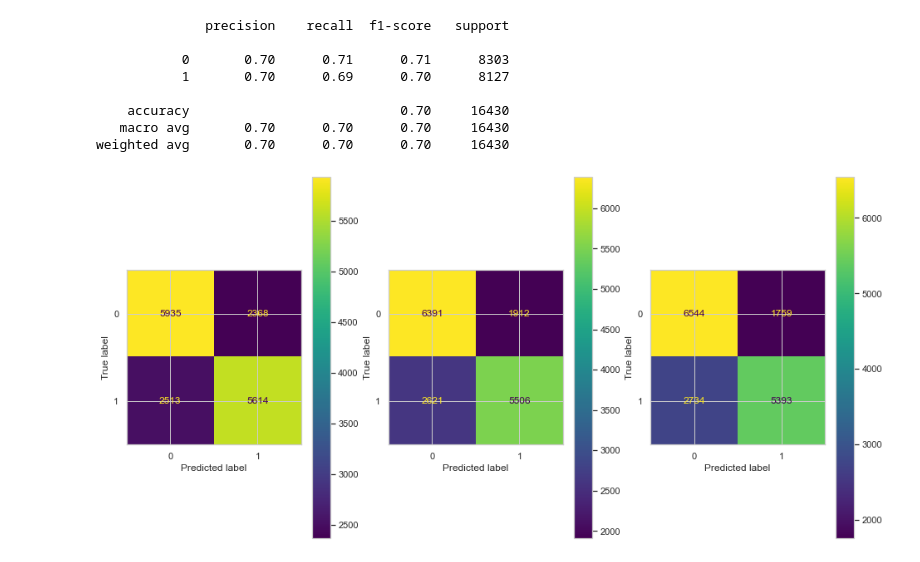
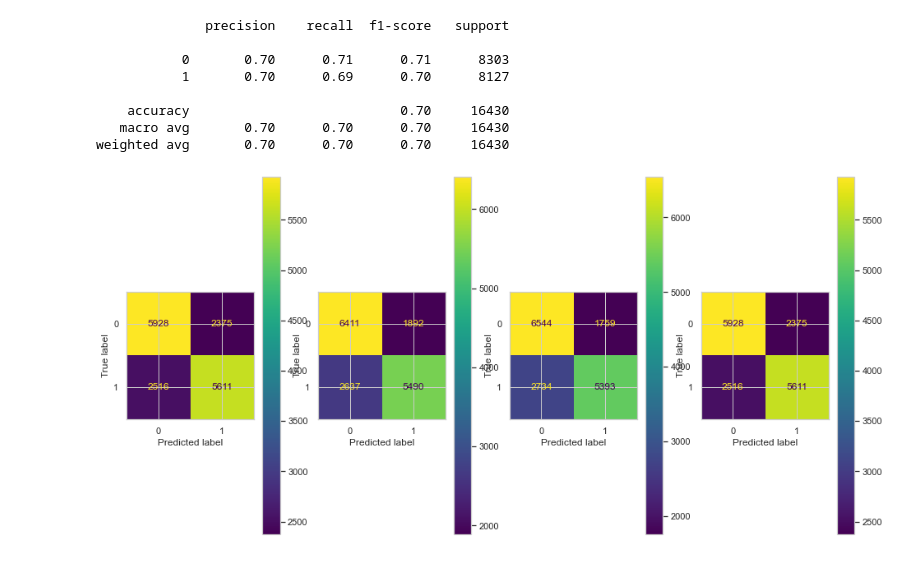
Before and after one commit to Lelelass/Machine-learning-Lassarade, a Jupyter notebook: labb_1/2-0-0.ipynb, the cells around one changed output. Cells and saved outputs as stored; diff of their text form; code cells hidden in the pictures.

```diff
--- a/labb_1/2-0-0.ipynb
+++ b/labb_1/2-0-0.ipynb
@@ -331,9 +331,8 @@ from sklearn.cluster import KMeans
 pipe_KNN = Pipeline([("scaler", StandardScaler()), ("knn", KNeighborsClassifier())])
 pipeline_logistic = Pipeline([("scaler", StandardScaler()), ("logistic", LogisticRegression(solver = "saga", penalty = "elasticnet", multi_class="ovr", max_iter = 10000))])
 pipe_SVM = Pipeline([("scaler", StandardScaler()), ("km", KMeans())])
-#pipe_RF = Pipeline([("scaler", StandardScaler()), ("rf", RandomForestClassifier())])
 
-param_grid_KNN = {"knn__n_neighbors" : list(range(1,50))}
+param_grid_KNN = {"knn__n_neighbors" : list(range(1,100))}
 param_grid_logistic = {"logistic__l1_ratio": np.linspace(0,1, 20)}
 param_grid_rf = {"n_estimators" : [50, 100, 150, 200, 300],
              "criterion" : ["gini", "entropy"],
@@ -394,11 +387,15 @@ cm2 = confusion_matrix(y1_val, y_pred_tned_1)
 # %%
 y_pred_tned_1 = classifier_logistic.predict(X1_val)
 cm3 = confusion_matrix(y1_val, y_pred_tned_1)
+# %%
+y_pred_tned_1 = classifier_RF.predict(X1_val)
+cm4 = confusion_matrix(y1_val, y_pred_tned_1)
 # %%
-cms =  [cm1, cm2, cm3]
+cms =  (cm1, cm2, cm3, cm4)
 fig, axs = plt.subplots(1,len(cms), figsize =(16,8))
 
 for i, cm in enumerate(cms) :
     ConfusionMatrixDisplay(cm).plot(ax = axs[i])
+    axs[i].set(title ="")
 # %% [output]
-[figure, old version]
+[figure, new version]
```
Also changed, not shown: parts of 12 cells of this notebook.
